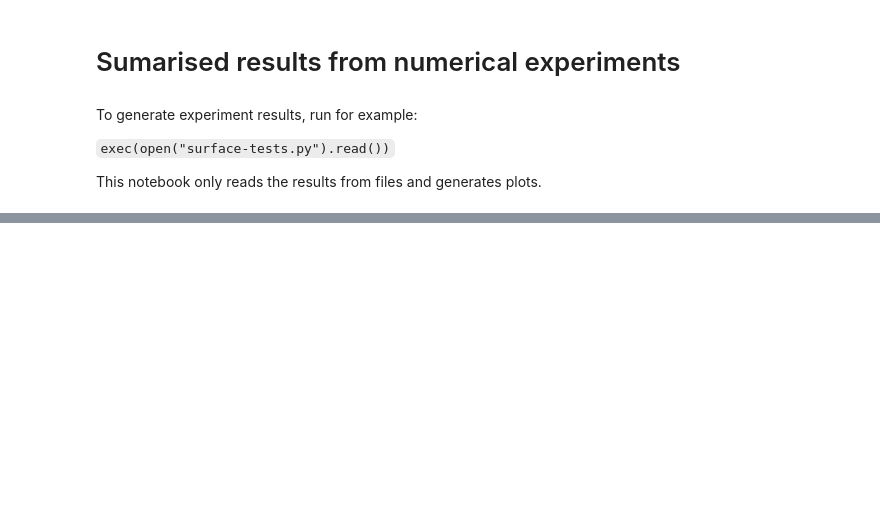
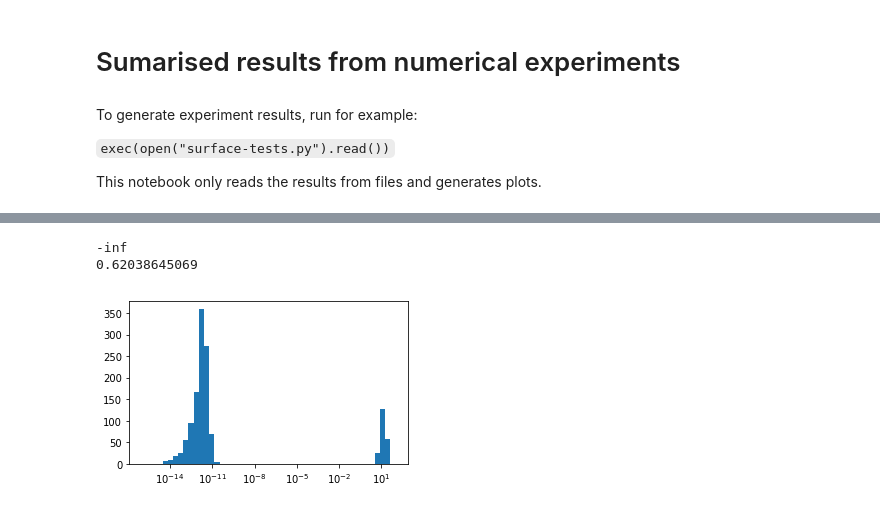
Before and after one commit to LCAV/surface-reconstruction, a Jupyter notebook: experiments-results.ipynb, the cells around one changed output, grey strips where cells are left out. Saved outputs shown, nothing was run; the diff lists cells and outputs as text; code cells hidden in the pictures; blank space fills up the shorter version.

```diff
--- a/experiments-results.ipynb
+++ b/experiments-results.ipynb
@@ -74 +69,12 @@ plt.show()
+# %%
+plt.hist(all_errors[0,5,:],  bins=np.logspace(-16, 2, 50))
+print(np.mean(all_errors))
+print(np.median(all_errors))
+# plt.yscale('log', nonposy='clip')
+plt.xscale('log', nonposy='clip')
+plt.show()
+# %% [output]
+-inf
+0.62038645069
+[figure, added]
 # %%
```
Also changed, not shown: parts of 12 cells of this notebook, 4 other files.
